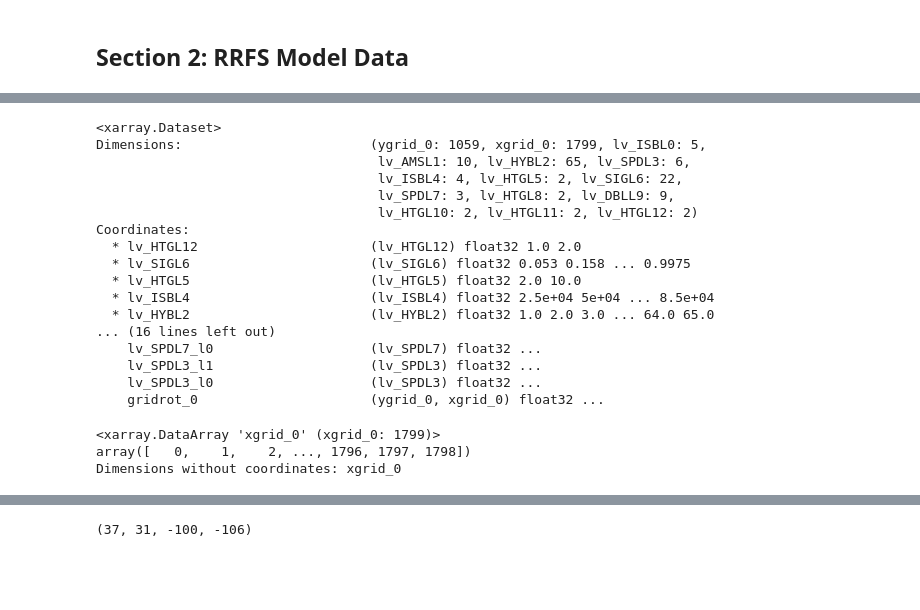
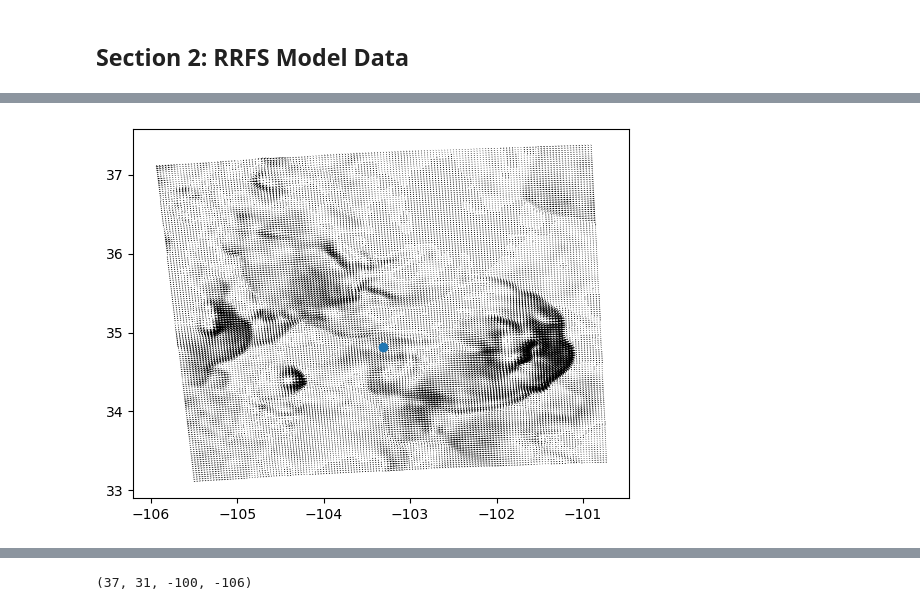
Before and after one commit to alex-schein-NOAA/data-transfer-tool, a Jupyter notebook: Notebook.ipynb, the cells around one changed output, grey strips where cells are left out. Saved outputs shown, nothing was run; the diff lists cells and outputs as text; code cells hidden in the pictures; blank space fills up the shorter version.

```diff
--- a/Notebook.ipynb
+++ b/Notebook.ipynb
@@ -211,0 +256,3 @@ def get_initialization_hour(storm_report, forecast_hour):
+# %%
+IV = interesting_events.loc[800]
+IV
@@ -231,26 +301,22 @@ warning:NclGRIB2: NCPCP_P8_L1 contains records that NCL cannot currently differe
 # %%
-ds
+def plot_wind_field(ds, storm_report,offset=150):
+
+    x_index = 340
+    y_index = 650
+
+    X = ds.coords['gridlon_0'][x_index: x_index + offset,y_index: y_index+offset]
+    Y = ds.coords['gridlat_0'][x_index: x_index + offset, y_index:y_index + offset]
+    U = ds.UGRD_P0_L103_GLC0[x_index: x_index + offset, y_index:y_index + offset]
+    V = ds.VGRD_P0_L103_GLC0[x_index: x_index + offset,y_index: y_index+offset]
+
+    fig, ax = plt.subplots()
+
+    q = ax.quiver(X, Y, U, V)
+
+    plt.scatter(storm_report["Lon"], storm_report["Lat"])
+    plt.show()
+    return
-# %% [output]
-<xarray.Dataset>
-Dimensions:                        (ygrid_0: 1059, xgrid_0: 1799, lv_ISBL0: 5,
-                                    lv_AMSL1: 10, lv_HYBL2: 65, lv_SPDL3: 6,
-                                    lv_ISBL4: 4, lv_HTGL5: 2, lv_SIGL6: 22,
-                                    lv_SPDL7: 3, lv_HTGL8: 2, lv_DBLL9: 9,
-                                    lv_HTGL10: 2, lv_HTGL11: 2, lv_HTGL12: 2)
-Coordinates:
-  * lv_HTGL12                      (lv_HTGL12) float32 1.0 2.0
-  * lv_SIGL6                       (lv_SIGL6) float32 0.053 0.158 ... 0.9975
-  * lv_HTGL5                       (lv_HTGL5) float32 2.0 10.0
-  * lv_ISBL4                       (lv_ISBL4) float32 2.5e+04 5e+04 ... 8.5e+04
-  * lv_HYBL2                       (lv_HYBL2) float32 1.0 2.0 3.0 ... 64.0 65.0
-... (16 lines left out)
-    lv_SPDL7_l0                    (lv_SPDL7) float32 ...
-    lv_SPDL3_l1                    (lv_SPDL3) float32 ...
-    lv_SPDL3_l0                    (lv_SPDL3) float32 ...
-    gridrot_0                      (ygrid_0, xgrid_0) float32 ...
 # %%
-ds['xgrid_0']
+plot_wind_field(ds, IV)
 # %% [output]
-<xarray.DataArray 'xgrid_0' (xgrid_0: 1799)>
-array([   0,    1,    2, ..., 1796, 1797, 1798])
-Dimensions without coordinates: xgrid_0
+[figure, added]
```
Also changed, not shown: parts of 16 cells of this notebook, 1 other file.
